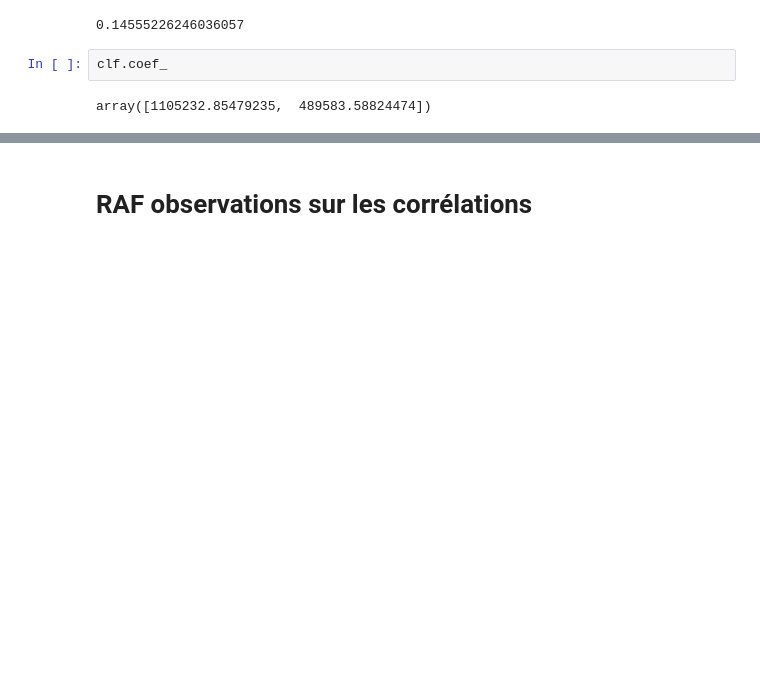
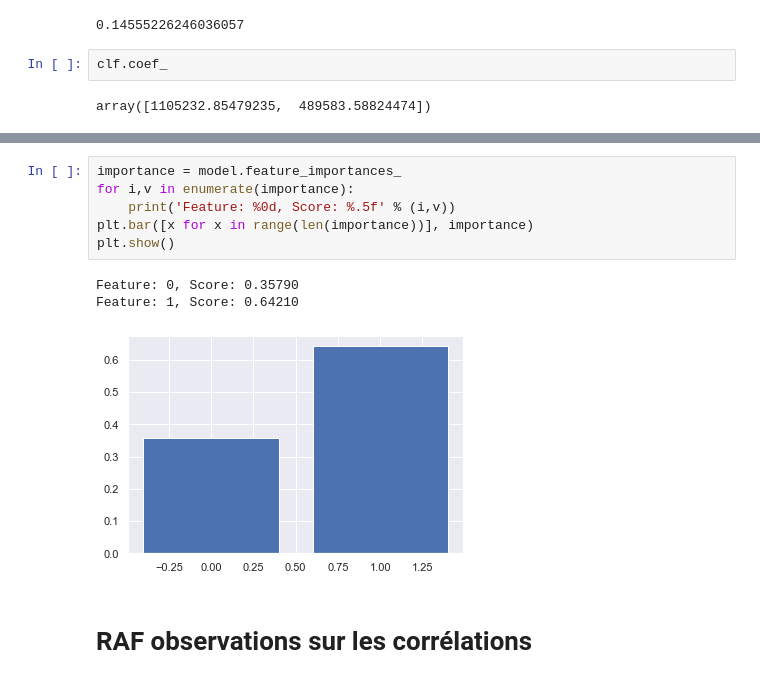
Before and after one commit to gruelg/M1-IOT-H3-PYTHON, a Jupyter notebook: Machine Learning/Mini_Projet.ipynb, the cells around one changed output, grey strips where cells are left out. Cells and saved outputs as stored; diff of their text form; blank space fills up the shorter version.

```diff
--- a/Machine Learning/Mini_Projet.ipynb
+++ b/Machine Learning/Mini_Projet.ipynb
@@ -183,2 +203,12 @@ array([1105232.85479235,  489583.58824474])
+# %%
+importance = model.feature_importances_
+for i,v in enumerate(importance):
+    print('Feature: %0d, Score: %.5f' % (i,v))
+plt.bar([x for x in range(len(importance))], importance)
+plt.show()
+# %% [output]
+Feature: 0, Score: 0.35790
+Feature: 1, Score: 0.64210
+[figure, added]
 # %% [markdown]
 # RAF observations sur les corrélations
```
Also changed, not shown: parts of 5 cells of this notebook.
